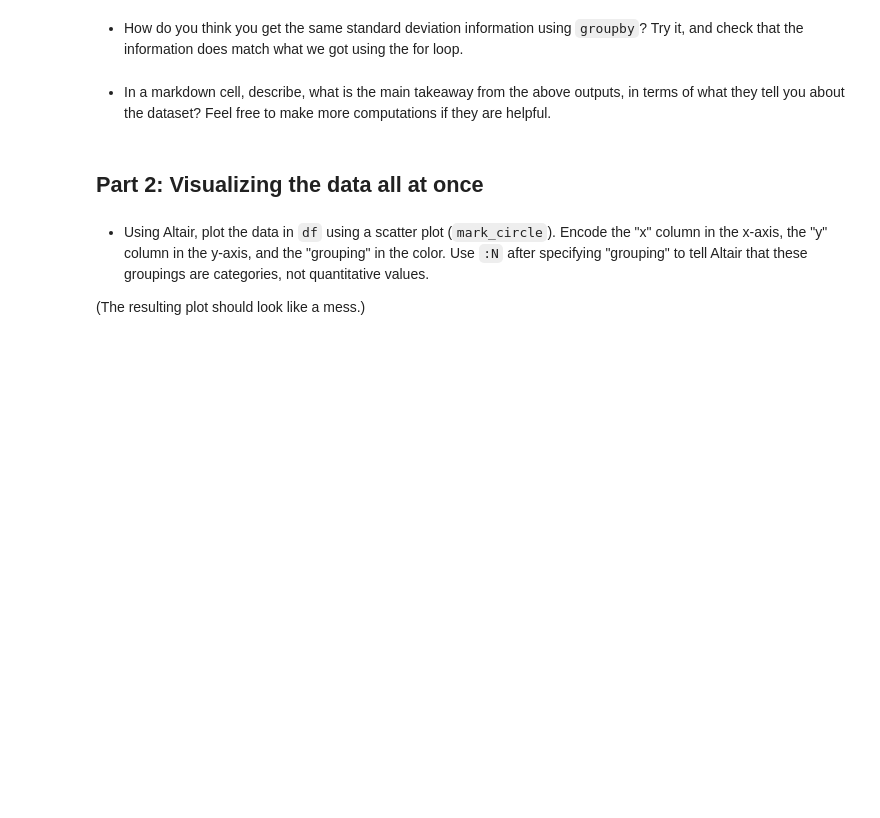
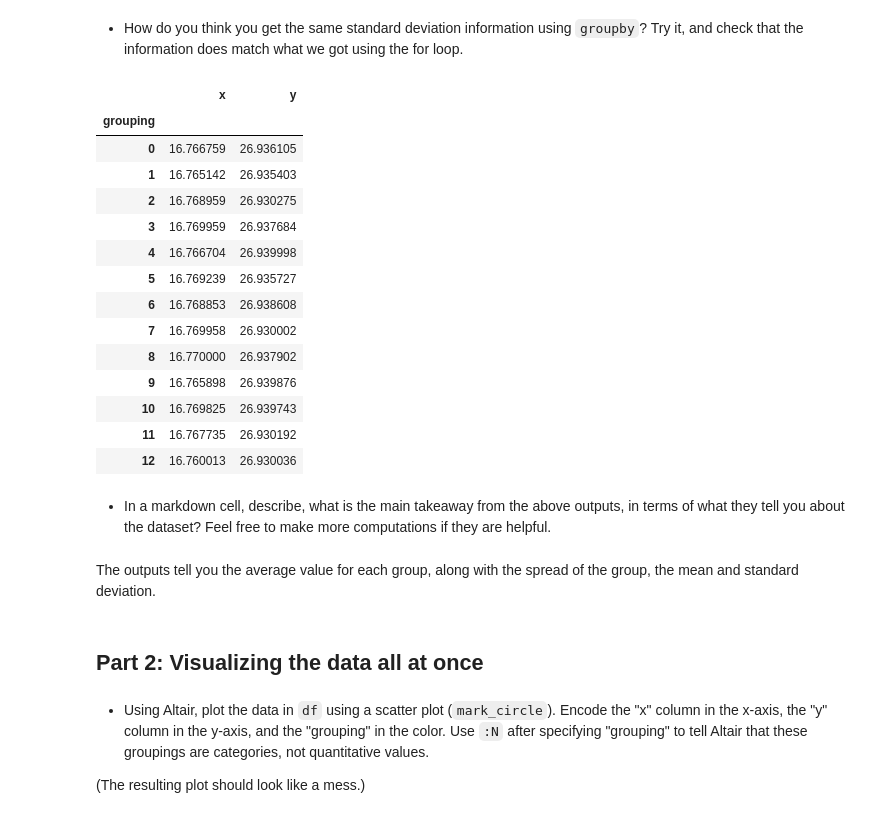
Before and after one commit to ilyaszuh/Math10, a Jupyter notebook: Worksheets/Worksheet5.ipynb, the cells around one changed output. Drawn from its saved outputs; the diff is of its cells as text; code cells hidden in the pictures; blank space fills up the shorter version.

```diff
--- a/Worksheets/Worksheet5.ipynb
+++ b/Worksheets/Worksheet5.ipynb
@@ -16,0 +18,3 @@ Put the full names of everyone in your group (even if you're working alone) here
+# %%
+df = pd.read_csv("../Data/data_groups.csv")
+df.head()
@@ -32,7 +77,27 @@ df.groupby("grouping").mean()
 # %% [markdown]
 * How do you think you get the same standard deviation information using `groupby`?  Try it, and check that the information does match what we got using the for loop.
+# %%
+df.groupby("grouping").std()
+# %% [output]
+|  | x | y |
+| grouping |  |  |
+| 0 | 16.766759 | 26.936105 |
+| 1 | 16.765142 | 26.935403 |
+| 2 | 16.768959 | 26.930275 |
+| 3 | 16.769959 | 26.937684 |
+| 4 | 16.766704 | 26.939998 |
+| 5 | 16.769239 | 26.935727 |
+| 6 | 16.768853 | 26.938608 |
+| 7 | 16.769958 | 26.930002 |
+| 8 | 16.770000 | 26.937902 |
+| 9 | 16.765898 | 26.939876 |
+| 10 | 16.769825 | 26.939743 |
+| 11 | 16.767735 | 26.930192 |
+| 12 | 16.760013 | 26.930036 |
 # %% [markdown]
 * In a markdown cell, describe, what is the main takeaway from the above outputs, in terms of what they tell you about the dataset?  Feel free to make more computations if they are helpful.
+# %% [markdown]
+The outputs tell you the average value for each group, along with the spread of the group, the mean and standard deviation.
 # %% [markdown]
 ## Part 2: Visualizing the data all at once
 # %% [markdown]
```
Also changed, not shown: parts of 10 cells of this notebook.
